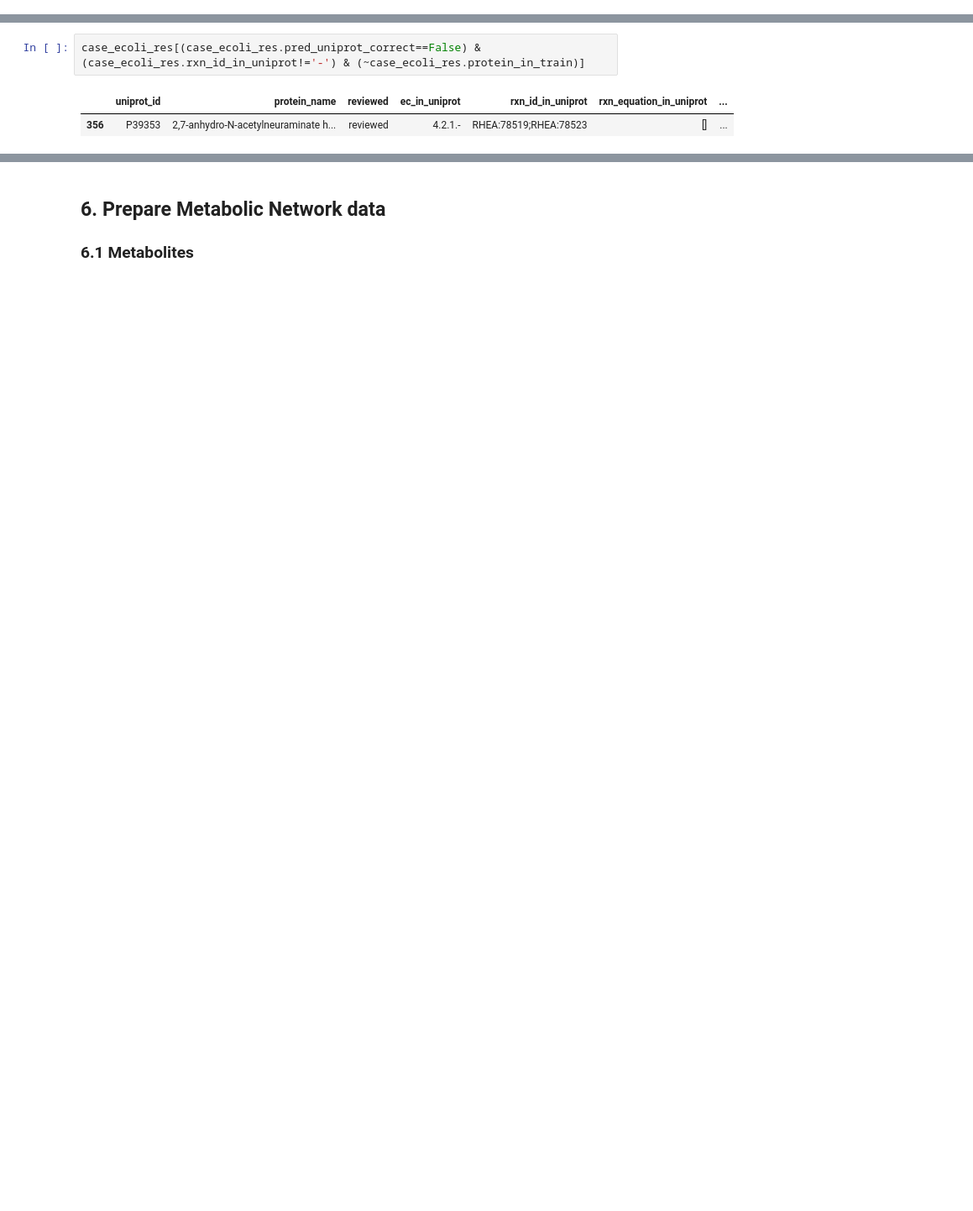
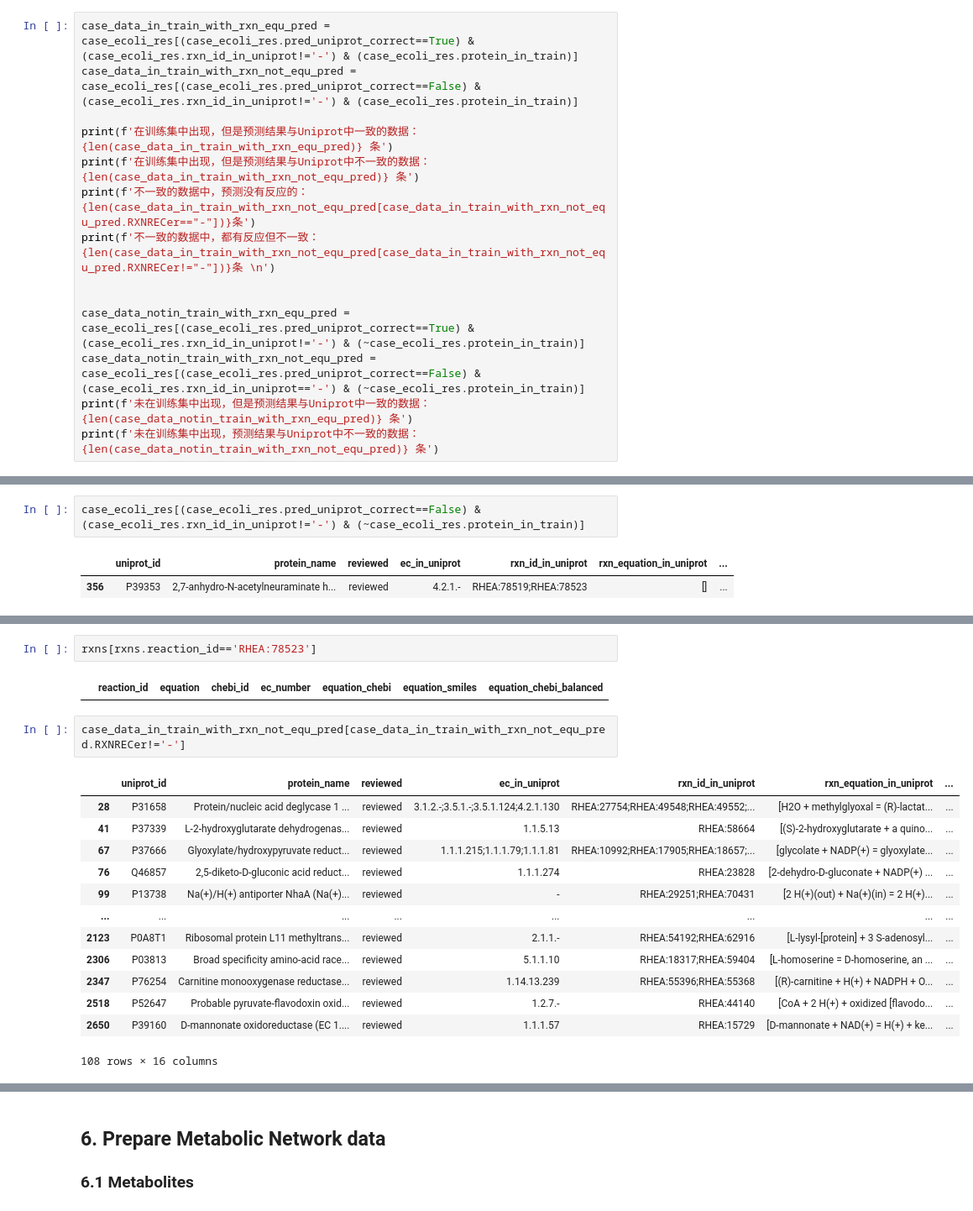
Before and after one commit to kingstdio/RXNRECer, a Jupyter notebook: case/ecoli/ecoli_case_ana_1126.ipynb, the cells around one changed output, grey strips where cells are left out. Shown: that part at 84% size. Drawn from its saved outputs; the diff is of its cells as text; blank space fills up the shorter version.

```diff
--- a/case/ecoli/ecoli_case_ana_1126.ipynb
+++ b/case/ecoli/ecoli_case_ana_1126.ipynb
@@ -297,3 +335,17 @@ case_ecoli_res.head(3)
 | 0 | Q46901 | CRISPR system Cascade subunit Cas... | reviewed | - | - | - | ... |
 | 1 | P77304 | Dipeptide and tripeptide permease A | reviewed | - | - | - | ... |
 | 2 | P36837 | Dipeptide and tripeptide permease B | reviewed | - | - | - | ... |
+# %%
+case_data_in_train_with_rxn_equ_pred = case_ecoli_res[(case_ecoli_res.pred_uniprot_correct==True) &(case_ecoli_res.rxn_id_in_uniprot!='-') & (case_ecoli_res.protein_in_train)]
+case_data_in_train_with_rxn_not_equ_pred = case_ecoli_res[(case_ecoli_res.pred_uniprot_correct==False) &(case_ecoli_res.rxn_id_in_uniprot!='-') & (case_ecoli_res.protein_in_train)]
+
+print(f'在训练集中出现，但是预测结果与Uniprot中一致的数据：{len(case_data_in_train_with_rxn_equ_pred)} 条')
+print(f'在训练集中出现，但是预测结果与Uniprot中不一致的数据：{len(case_data_in_train_with_rxn_not_equ_pred)} 条')
+print(f'不一致的数据中，预测没有反应的：{len(case_data_in_train_with_rxn_not_equ_pred[case_data_in_train_with_rxn_not_equ_pred.RXNRECer=="-"])}条')
+print(f'不一致的数据中，都有反应但不一致：{len(case_data_in_train_with_rxn_not_equ_pred[case_data_in_train_with_rxn_not_equ_pred.RXNRECer!="-"])}条 \n')
+
+
+case_data_notin_train_with_rxn_equ_pred = case_ecoli_res[(case_ecoli_res.pred_uniprot_correct==True) &(case_ecoli_res.rxn_id_in_uniprot!='-') & (~case_ecoli_res.protein_in_train)]
+case_data_notin_train_with_rxn_not_equ_pred = case_ecoli_res[(case_ecoli_res.pred_uniprot_correct==False) &(case_ecoli_res.rxn_id_in_uniprot=='-') & (~case_ecoli_res.protein_in_train)]
+print(f'未在训练集中出现，但是预测结果与Uniprot中一致的数据：{len(case_data_notin_train_with_rxn_equ_pred)} 条')
+print(f'未在训练集中出现，预测结果与Uniprot中不一致的数据：{len(case_data_notin_train_with_rxn_not_equ_pred)} 条')
@@ -304,0 +376,20 @@ case_ecoli_res[(case_ecoli_res.pred_uniprot_correct==False) &(case_ecoli_res.rxn
+# %%
+rxns[rxns.reaction_id=='RHEA:78523']
+# %% [output]
+|  | reaction_id | equation | chebi_id | ec_number | equation_chebi | equation_smiles | equation_chebi_balanced |
+# %%
+case_data_in_train_with_rxn_not_equ_pred[case_data_in_train_with_rxn_not_equ_pred.RXNRECer!='-']
+# %% [output]
+|  | uniprot_id | protein_name | reviewed | ec_in_uniprot | rxn_id_in_uniprot | rxn_equation_in_uniprot | ... |
+| 28 | P31658 | Protein/nucleic acid deglycase 1 ... | reviewed | 3.1.2.-;3.5.1.-;3.5.1.124;4.2.1.130 | RHEA:27754;RHEA:49548;RHEA:49552;... | [H2O + methylglyoxal = (R)-lactat... | ... |
+| 41 | P37339 | L-2-hydroxyglutarate dehydrogenas... | reviewed | 1.1.5.13 | RHEA:58664 | [(S)-2-hydroxyglutarate + a quino... | ... |
+| 67 | P37666 | Glyoxylate/hydroxypyruvate reduct... | reviewed | 1.1.1.215;1.1.1.79;1.1.1.81 | RHEA:10992;RHEA:17905;RHEA:18657;... | [glycolate + NADP(+) = glyoxylate... | ... |
+| 76 | Q46857 | 2,5-diketo-D-gluconic acid reduct... | reviewed | 1.1.1.274 | RHEA:23828 | [2-dehydro-D-gluconate + NADP(+) ... | ... |
+| 99 | P13738 | Na(+)/H(+) antiporter NhaA (Na(+)... | reviewed | - | RHEA:29251;RHEA:70431 | [2 H(+)(out) + Na(+)(in) = 2 H(+)... | ... |
+| ... | ... | ... | ... | ... | ... | ... | ... |
+| 2123 | P0A8T1 | Ribosomal protein L11 methyltrans... | reviewed | 2.1.1.- | RHEA:54192;RHEA:62916 | [L-lysyl-[protein] + 3 S-adenosyl... | ... |
+| 2306 | P03813 | Broad specificity amino-acid race... | reviewed | 5.1.1.10 | RHEA:18317;RHEA:59404 | [L-homoserine = D-homoserine, an ... | ... |
+| 2347 | P76254 | Carnitine monooxygenase reductase... | reviewed | 1.14.13.239 | RHEA:55396;RHEA:55368 | [(R)-carnitine + H(+) + NADPH + O... | ... |
+| 2518 | P52647 | Probable pyruvate-flavodoxin oxid... | reviewed | 1.2.7.- | RHEA:44140 | [CoA + 2 H(+) + oxidized [flavodo... | ... |
+| 2650 | P39160 | D-mannonate oxidoreductase (EC 1.... | reviewed | 1.1.1.57 | RHEA:15729 | [D-mannonate + NAD(+) = H(+) + ke... | ... |
+108 rows × 16 columns
```
Also changed, not shown: parts of 20 cells of this notebook, 23 other files.
